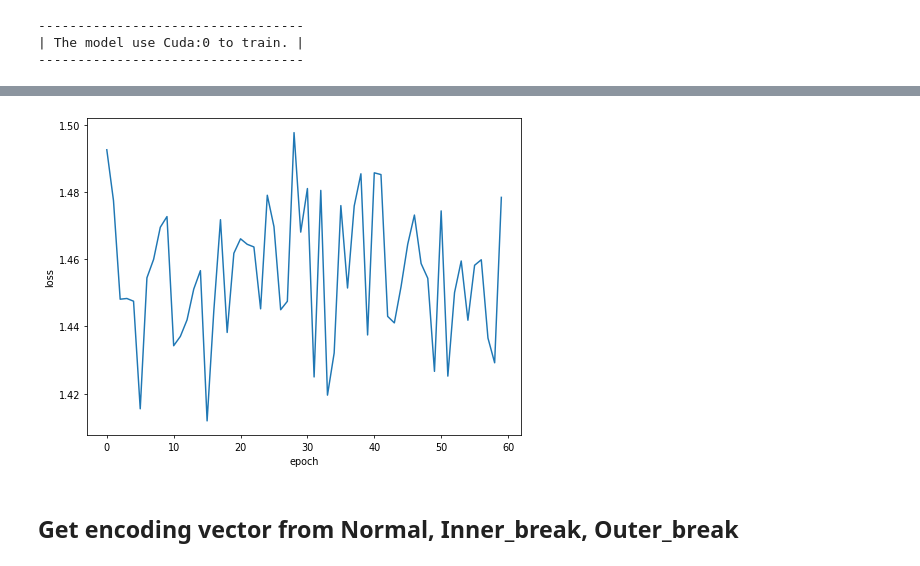
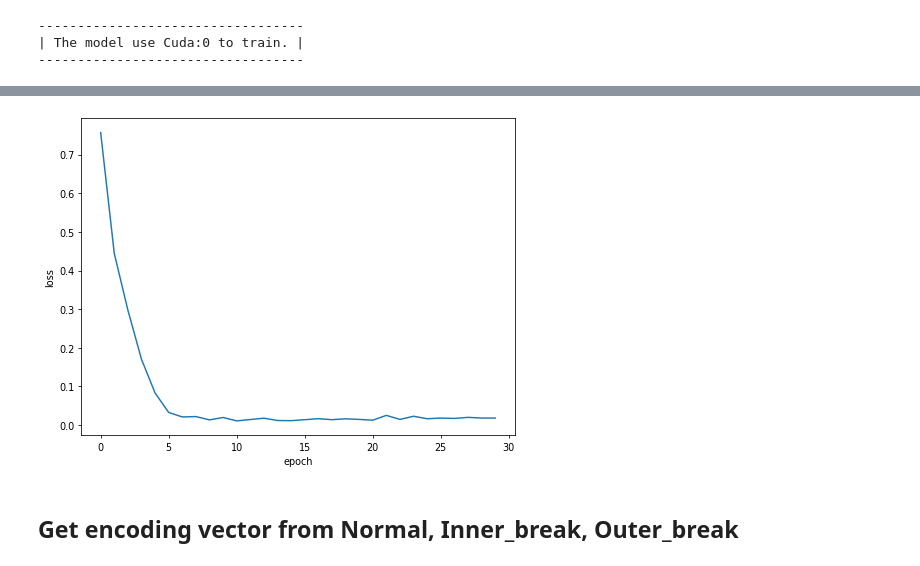
Before and after one commit to LanceWang12/Openset-Problem-Bearing_Fault_dataset-, a Jupyter notebook: train.ipynb, the cells around one changed output, grey strips where cells are left out. Saved outputs shown, nothing was run; the diff lists cells and outputs as text; code cells hidden in the pictures.

```diff
--- a/train.ipynb
+++ b/train.ipynb
@@ -74,13 +74,19 @@ class BearingNet(TorchModule):
 
     def training_step(self, batch):
         anch, pos, neg, _, _ = batch
-        loss = self.criterion(anch, pos, neg)
+        anch_out = self(anch)
+        pos_out = self(pos)
+        neg_out = self(neg)
+        loss = self.criterion(anch_out, pos_out, neg_out)
 
         return loss
 
     def val_step(self, batch):
         anch, pos, neg, _, _ = batch
-        loss = self.criterion(anch, pos, neg)
+        anch_out = self(anch)
+        pos_out = self(pos)
+        neg_out = self(neg)
+        loss = self.criterion(anch_out, pos_out, neg_out)
 
         return loss
 
@@ -102,10 +108,17 @@ filepath = './checkpoint/model_{epoch}_{loss:.2f}.pth'
 
 ckpt1 = ModelCheckpoint(
     filepath = filepath, monitor='loss', verbose=True,
-    save_best_only=True, mode='auto', period=1
+    save_best_only=False, mode='auto', period=2
 )
+# ckpt2 = EarlyStopping(
+#     monitor="loss", min_delta=0.001,
+#     patience=10, verbose=1, mode="auto",
+#     restore_best_weights=True
+# )
 callbacks = [ckpt1]
 # %% [output]
 ----------------------------------
 | The model use Cuda:0 to train. |
 ----------------------------------
+# %%
+history = model.fit_dataloader(TrainLoader, epochs = 30, callbacks = callbacks, verbose = True)
@@ -112,13 +143,13 @@ callbacks = [ckpt1]
 # %%
 import matplotlib.pyplot as plt
 
 plt.figure(figsize = (8, 6), dpi = 70)
-plt.plot(history['val_loss'])
+plt.plot(history['loss'])
 plt.xlabel('epoch')
 plt.ylabel('loss')
 plt.show()
 # %% [output]
-[figure, old version]
+[figure, new version]
 # %% [markdown]
 ## Get encoding vector from Normal, Inner_break, Outer_break
 # %%
```
Also changed, not shown: parts of 5 cells of this notebook, 1 other file.
